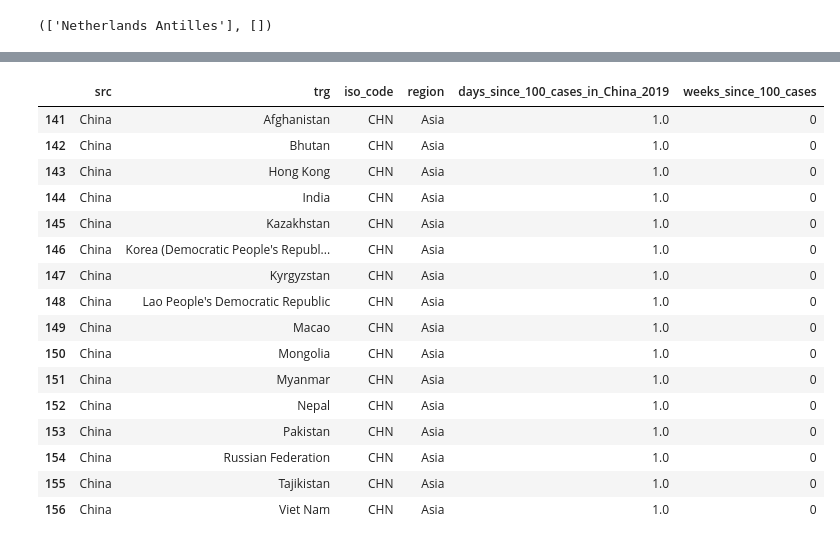
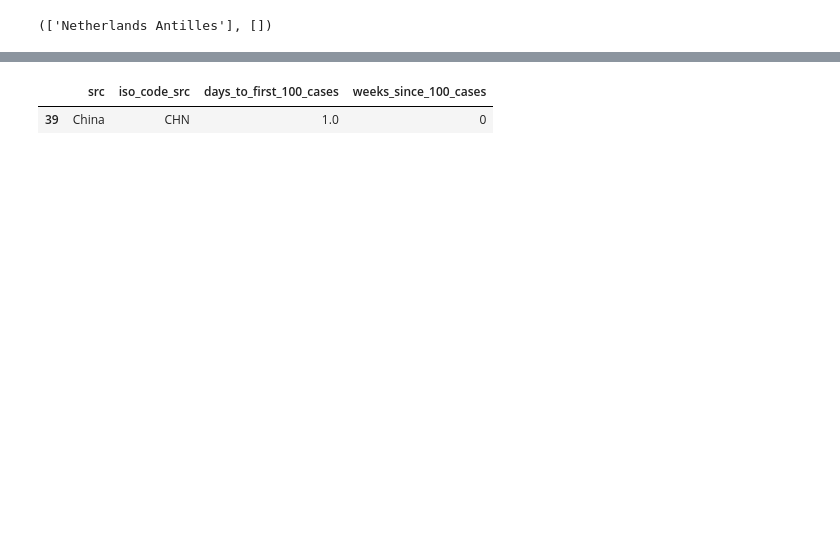
Before and after one commit to jcllobet/MasterThesis, a Jupyter notebook: Unify_Country_ISOs.ipynb, the cells around one changed output, grey strips where cells are left out. Drawn from its saved outputs; the diff is of its cells as text; code cells hidden in the pictures; blank space fills up the shorter version.

```diff
--- a/Unify_Country_ISOs.ipynb
+++ b/Unify_Country_ISOs.ipynb
@@ -388,0 +599,3 @@ flt_u
+# %%
+cov_u = cov_u.rename(columns={"iso_code": "iso_code_src"})
+cov_u
@@ -389,9 +635,14 @@ flt_u
 # %%
-flt_u = iso_fill(flt_u,cov_u,"iso_code")
-flt_u = flt_u.drop_duplicates(subset=['src', 'trg'],keep="first")
+cov_only = iso_fill(prt_src,cov_u,where = "iso_code_src", method = "left")
+cov_only = cov_only.drop_duplicates(subset=['src', 'iso_code_src'],keep="first")
+cov_only
 
 #fixing corner cases
 
-flt_u["days_since_100_cases_in_China_2019"] = flt_u.days_since_100_cases_in_China_2019.fillna(
+cov_only["days_to_first_100_cases"] = cov_only.days_to_first_100_cases.fillna(
     pd.to_datetime("2022-10-13", format='%Y-%m-%d') - pd.to_datetime("2020-01-18", format='%Y-%m-%d'))
-flt_u = flt_u.dropna()
+
+cov_only
+
+#CAREFUL, DON'T DO THIS
+#flt_u = flt_u.dropna()
@@ -487,7 +753,8 @@ prt_u
 from datetime import datetime, timedelta
 
 # Converting from timedelta into integer to avoid saving in csv errors
-prt_u["days_since_100_cases_in_China_2019"] = prt_u["days_since_100_cases_in_China_2019"]/(timedelta (days=1))
-flt_u["days_since_100_cases_in_China_2019"] = flt_u["days_since_100_cases_in_China_2019"]/(timedelta (days=1))
-prt_u
+#prt_u["days_to_first_100_cases"] = prt_u["days_to_first_100_cases"]/(timedelta (days=1))
+#flt_u["days_to_first_100_cases"] = flt_u["days_to_first_100_cases"]/(timedelta (days=1))
+cov_only["days_to_first_100_cases"] = cov_only["days_to_first_100_cases"]/(timedelta (days=1))
+cov_only
 # %% [output]
@@ -507,5 +774,8 @@ prt_u
 # %%
-prt_u["weeks_since_100_cases"] = prt_u["days_since_100_cases_in_China_2019"].astype(int)//7
-flt_u["weeks_since_100_cases"] = flt_u["days_since_100_cases_in_China_2019"].astype(int)//7
-flt_u[flt_u['src']=="Spain"]
+#prt_u["weeks_since_100_cases"] = prt_u["days_to_first_100_cases"].astype(int)//7
+#flt_u["weeks_since_100_cases"] = flt_u["days_to_first_100_cases"].astype(int)//7
+#flt_u[flt_u['src']=="Spain"]
+cov_only["weeks_since_100_cases"] = cov_only["days_to_first_100_cases"].astype(int)//7
+cov_only[cov_only['src']=="Finland"]
+flt_u[flt_u['src']=="Finland"]
 # %% [output]
@@ -525,22 +799,9 @@ flt_u[flt_u['src']=="Spain"]
 # %%
 #verifying that only China is patient 0
-prt_u[prt_u['weeks_since_100_cases']==0]
+#prt_u[prt_u['weeks_since_100_cases']==0]
+#flt_u[flt_u['weeks_since_100_cases']==0]
+cov_only[cov_only['weeks_since_100_cases']==0]
 # %% [output]
-|  | src | trg | iso_code | region | days_since_100_cases_in_China_2019 | weeks_since_100_cases |
-| 141 | China | Afghanistan | CHN | Asia | 1.0 | 0 |
-| 142 | China | Bhutan | CHN | Asia | 1.0 | 0 |
-| 143 | China | Hong Kong | CHN | Asia | 1.0 | 0 |
-| 144 | China | India | CHN | Asia | 1.0 | 0 |
-| 145 | China | Kazakhstan | CHN | Asia | 1.0 | 0 |
-| 146 | China | Korea (Democratic People's Republ... | CHN | Asia | 1.0 | 0 |
-| 147 | China | Kyrgyzstan | CHN | Asia | 1.0 | 0 |
-| 148 | China | Lao People's Democratic Republic | CHN | Asia | 1.0 | 0 |
-| 149 | China | Macao | CHN | Asia | 1.0 | 0 |
-| 150 | China | Mongolia | CHN | Asia | 1.0 | 0 |
-| 151 | China | Myanmar | CHN | Asia | 1.0 | 0 |
-| 152 | China | Nepal | CHN | Asia | 1.0 | 0 |
-| 153 | China | Pakistan | CHN | Asia | 1.0 | 0 |
-| 154 | China | Russian Federation | CHN | Asia | 1.0 | 0 |
-| 155 | China | Tajikistan | CHN | Asia | 1.0 | 0 |
-| 156 | China | Viet Nam | CHN | Asia | 1.0 | 0 |
+|  | src | iso_code_src | days_to_first_100_cases | weeks_since_100_cases |
+| 39 | China | CHN | 1.0 | 0 |
 # %%
```
Also changed, not shown: parts of 42 cells of this notebook, 23 other files.
